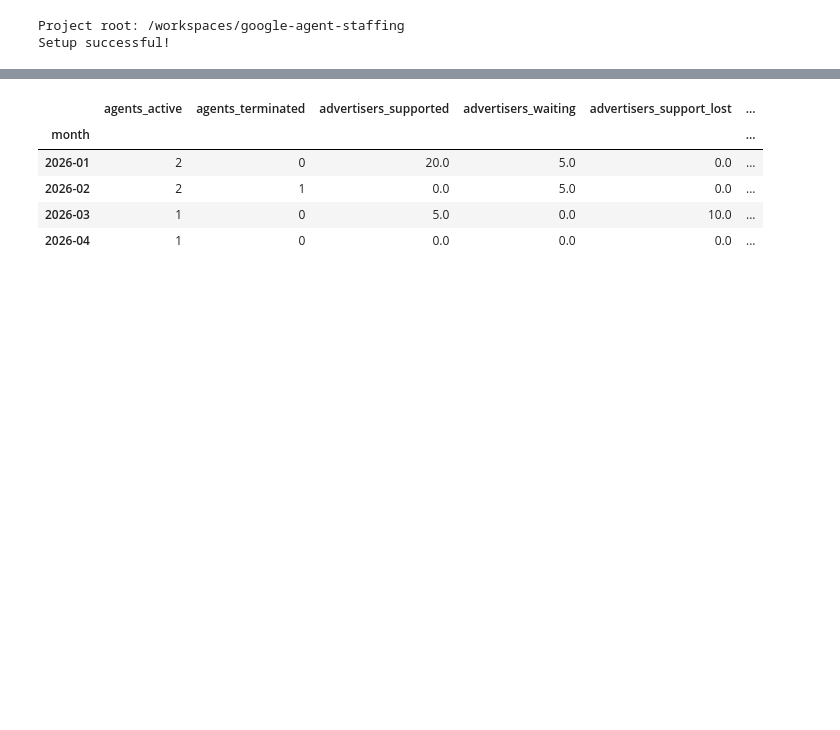
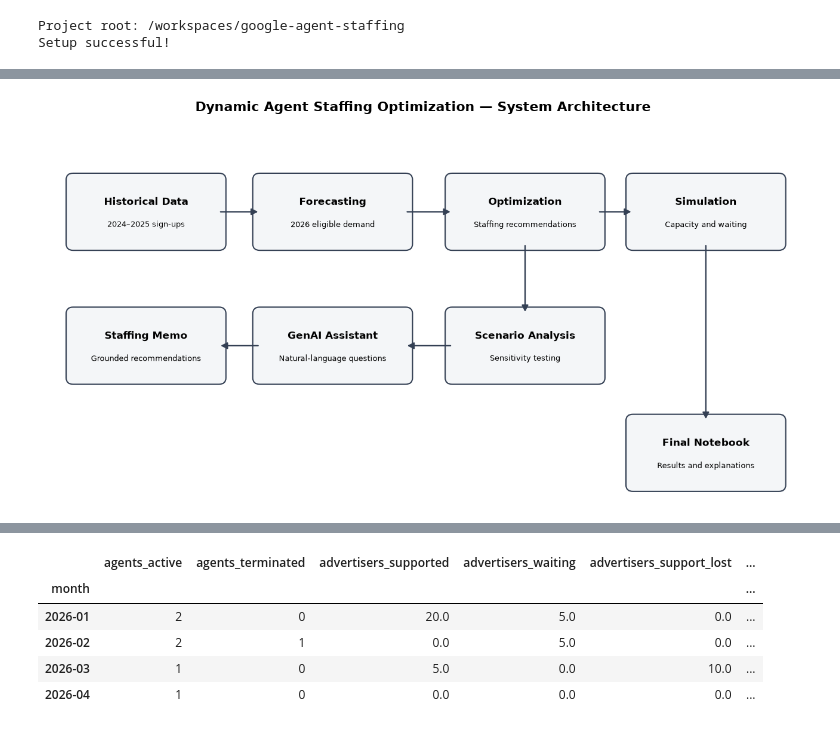
Before and after one commit to jkimball1/google-agent-staffing, a Jupyter notebook: notebooks/final_submission.ipynb, the cells around one changed output, grey strips where cells are left out. Saved outputs shown, nothing was run; the diff lists cells and outputs as text; code cells hidden in the pictures; blank space fills up the shorter version.

```diff
--- a/notebooks/final_submission.ipynb
+++ b/notebooks/final_submission.ipynb
@@ -77,0 +103,95 @@ Data cleaning (incl. the 920 invalid 2025-02-29 dates), eligibility, 2026 foreca
+# %%
+
+import matplotlib.pyplot as plt
+from matplotlib.patches import FancyBboxPatch, FancyArrowPatch
+
+fig, ax = plt.subplots(figsize=(13, 7))
+ax.set_xlim(0, 13)
+ax.set_ylim(0, 7)
+ax.axis("off")
+
+def add_box(x, y, width, height, title, subtitle):
+    box = FancyBboxPatch(
+        (x, y), width, height,
+        boxstyle="round,pad=0.12",
+        linewidth=1.5,
+        edgecolor="#344054",
+        facecolor="#F4F6F8"
+    )
+    ax.add_patch(box)
+    ax.text(
+        x + width / 2, y + height * 0.65,
+        title, ha="center", va="center",
+        fontsize=12, fontweight="bold"
+    )
+    ax.text(
+        x + width / 2, y + height * 0.30,
+        subtitle, ha="center", va="center",
+        fontsize=9
+    )
+
+def add_arrow(start, end):
+    ax.add_patch(FancyArrowPatch(
+        start, end,
+        arrowstyle="-|>",
+        mutation_scale=16,
+        linewidth=1.7,
+        color="#344054"
+    ))
+
+
+add_box(0.5, 4.8, 2.5, 1.2,
+        "Historical Data",
+        "2024–2025 sign-ups")
+
+add_box(3.7, 4.8, 2.5, 1.2,
+        "Forecasting",
+        "2026 eligible demand")
+
+
+add_box(7.0, 4.8, 2.5, 1.2,
+        "Optimization",
+        "Staffing recommendations")
+
+add_box(10.1, 4.8, 2.5, 1.2,
+        "Simulation",
+        "Capacity and waiting")
+
+
+add_box(7.0, 2.3, 2.5, 1.2,
+        "Scenario Analysis",
+        "Sensitivity testing")
+
+add_box(3.7, 2.3, 2.5, 1.2,
+        "GenAI Assistant",
+        "Natural-language questions")
+
+add_box(0.5, 2.3, 2.5, 1.2,
+        "Staffing Memo",
+        "Grounded recommendations")
+
+
+add_box(10.1, 0.3, 2.5, 1.2,
+        "Final Notebook",
+        "Results and explanations")
+
+
+add_arrow((3.0, 5.4), (3.7, 5.4))
+add_arrow((6.2, 5.4), (7.0, 5.4))
+add_arrow((9.5, 5.4), (10.1, 5.4))
+add_arrow((8.25, 4.8), (8.25, 3.5))
+add_arrow((7.0, 2.9), (6.2, 2.9))
+add_arrow((3.7, 2.9), (3.0, 2.9))
+add_arrow((11.35, 4.8), (11.35, 1.5))
+
+ax.set_title(
+    "Dynamic Agent Staffing Optimization — System Architecture",
+    fontsize=16,
+    fontweight="bold",
+    pad=18
+)
+
+plt.tight_layout()
+plt.show()
+# %% [output]
+[figure, added]
```
Also changed, not shown: parts of 21 cells of this notebook, 2 other files.
